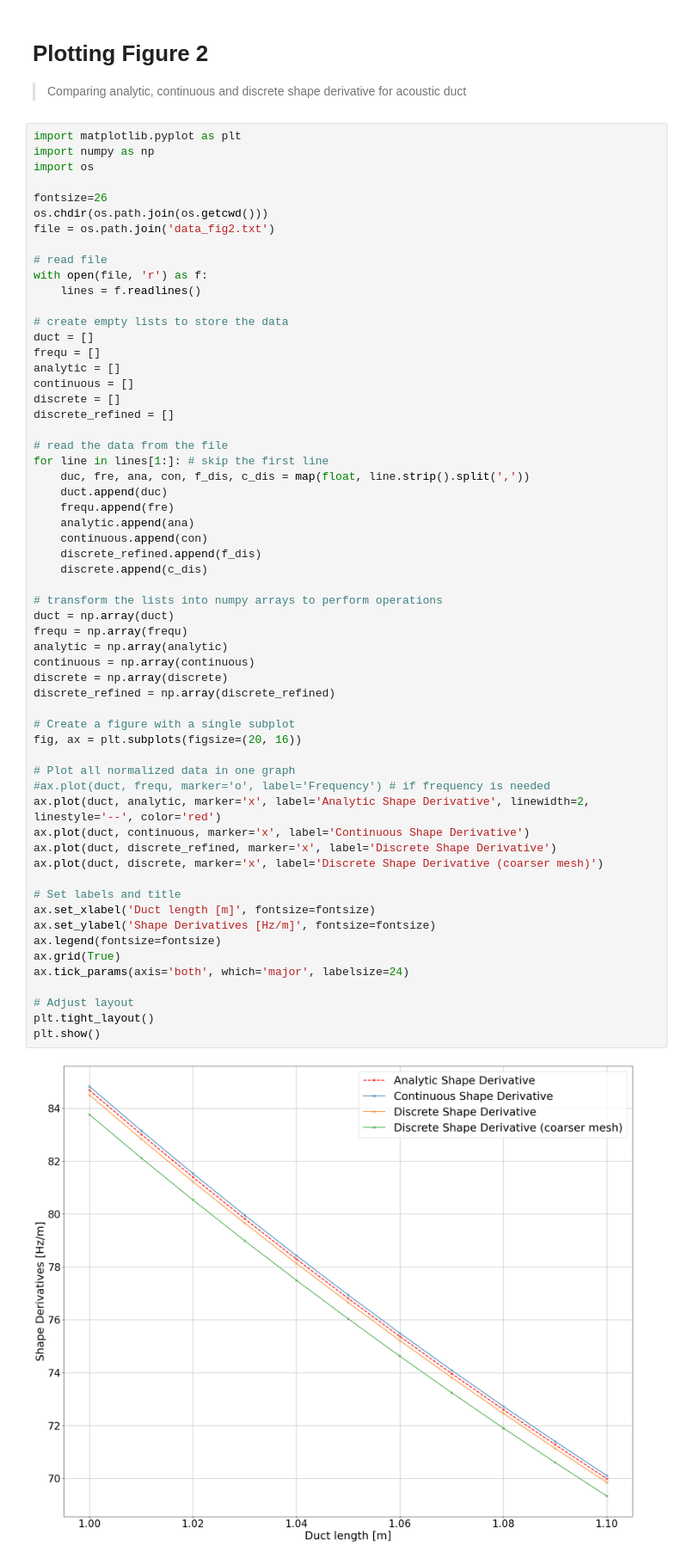
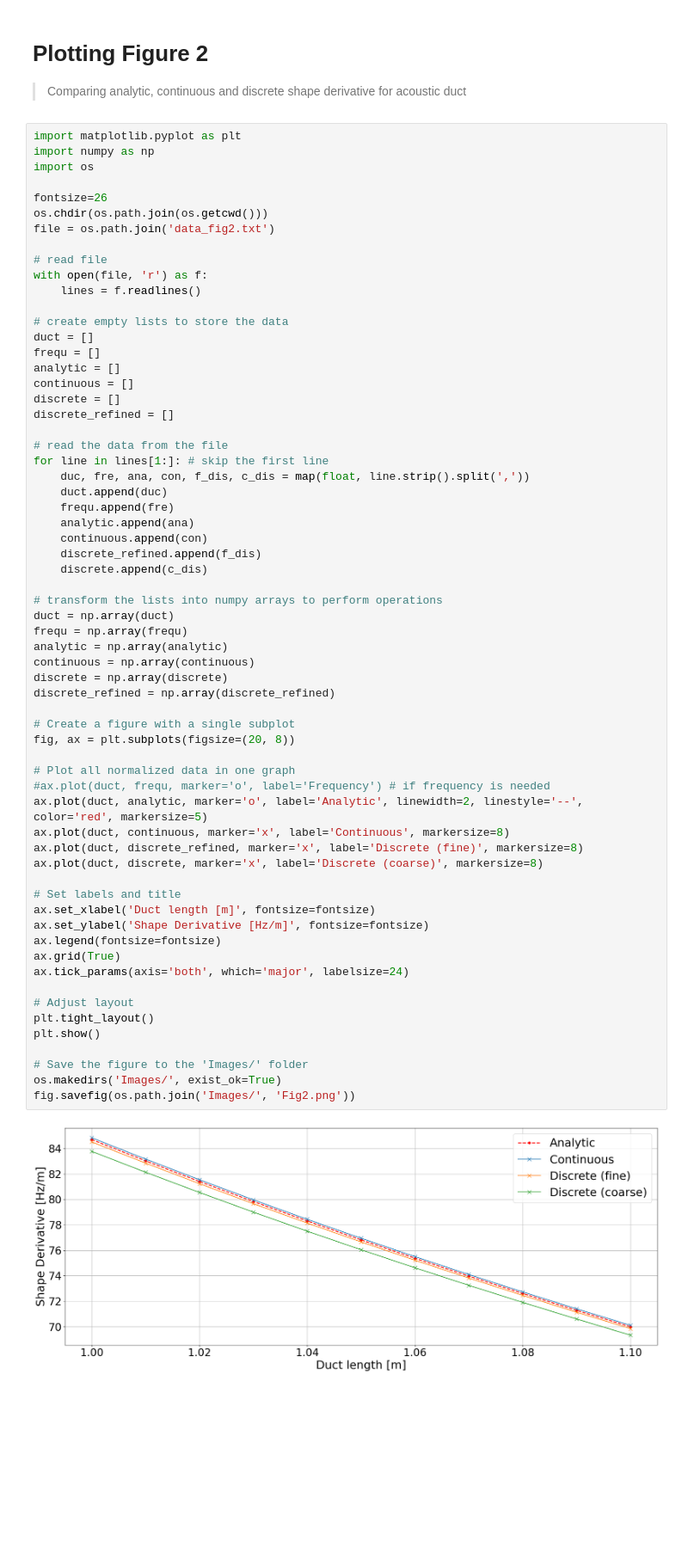
Before and after one commit to kspc0/helmholtz-x-TFD, a Jupyter notebook: Figures/Fig2.ipynb, the cells around one changed output. Shown: that part at 86% size. Saved outputs shown, nothing was run; the diff lists cells and outputs as text; blank space fills up the shorter version.

```diff
--- a/Figures/Fig2.ipynb
+++ b/Figures/Fig2.ipynb
@@ -28,37 +28,41 @@ for line in lines[1:]: # skip the first line
     duct.append(duc)
     frequ.append(fre)
     analytic.append(ana)
     continuous.append(con)
     discrete_refined.append(f_dis)
     discrete.append(c_dis)
 
 # transform the lists into numpy arrays to perform operations
 duct = np.array(duct)
 frequ = np.array(frequ)
 analytic = np.array(analytic)
 continuous = np.array(continuous)
 discrete = np.array(discrete)
 discrete_refined = np.array(discrete_refined)
 
 # Create a figure with a single subplot
-fig, ax = plt.subplots(figsize=(20, 16))
+fig, ax = plt.subplots(figsize=(20, 8))
 
 # Plot all normalized data in one graph
 #ax.plot(duct, frequ, marker='o', label='Frequency') # if frequency is needed
-ax.plot(duct, analytic, marker='x', label='Analytic Shape Derivative', linewidth=2, linestyle='--', color='red')
-ax.plot(duct, continuous, marker='x', label='Continuous Shape Derivative')
-ax.plot(duct, discrete_refined, marker='x', label='Discrete Shape Derivative')
-ax.plot(duct, discrete, marker='x', label='Discrete Shape Derivative (coarser mesh)')
+ax.plot(duct, analytic, marker='o', label='Analytic', linewidth=2, linestyle='--', color='red', markersize=5)
+ax.plot(duct, continuous, marker='x', label='Continuous', markersize=8)
+ax.plot(duct, discrete_refined, marker='x', label='Discrete (fine)', markersize=8)
+ax.plot(duct, discrete, marker='x', label='Discrete (coarse)', markersize=8)
 
 # Set labels and title
 ax.set_xlabel('Duct length [m]', fontsize=fontsize)
-ax.set_ylabel('Shape Derivatives [Hz/m]', fontsize=fontsize)
+ax.set_ylabel('Shape Derivative [Hz/m]', fontsize=fontsize)
 ax.legend(fontsize=fontsize)
 ax.grid(True)
 ax.tick_params(axis='both', which='major', labelsize=24)
 
 # Adjust layout
 plt.tight_layout()
 plt.show()
+
+# Save the figure to the 'Images/' folder
+os.makedirs('Images/', exist_ok=True)
+fig.savefig(os.path.join('Images/', 'Fig2.png'))
 # %% [output]
-[figure, old version]
+[figure, new version]
```
Also changed, not shown: 12 other files.
